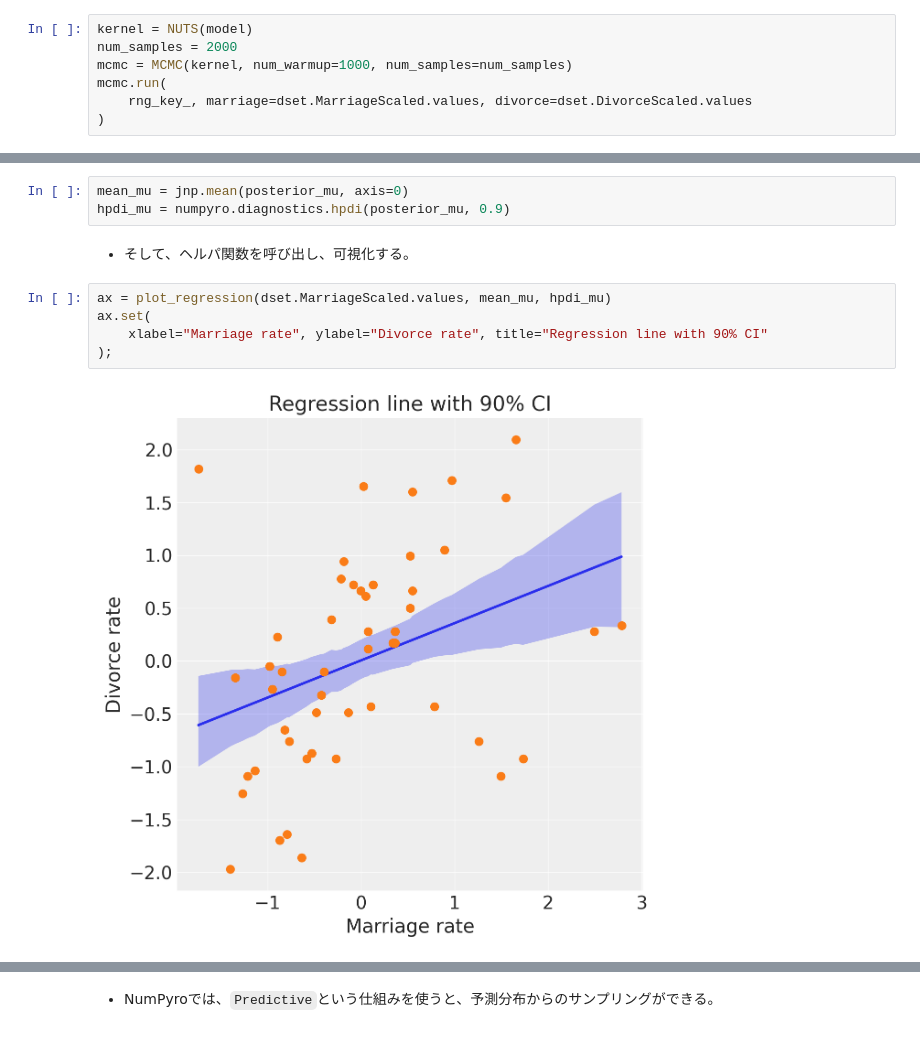
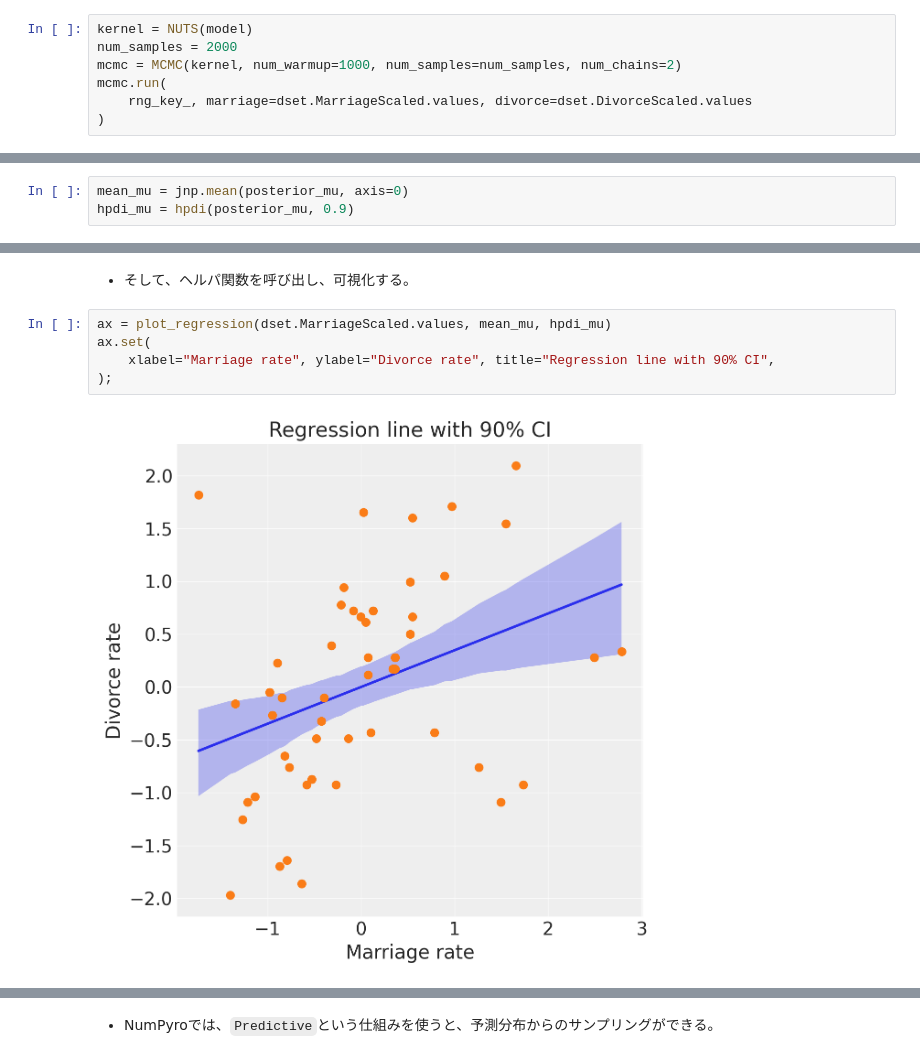
Before and after one commit to yoshihiroo/course2023-stats2, a Jupyter notebook: 03_NumPyro_2.ipynb, the cells around one changed output, grey strips where cells are left out. Drawn from its saved outputs; the diff is of its cells as text.

```diff
--- a/03_NumPyro_2.ipynb
+++ b/03_NumPyro_2.ipynb
@@ -181,7 +184,7 @@ rng_key, rng_key_ = random.split(rng_key)
 # %%
 kernel = NUTS(model)
 num_samples = 2000
-mcmc = MCMC(kernel, num_warmup=1000, num_samples=num_samples)
+mcmc = MCMC(kernel, num_warmup=1000, num_samples=num_samples, num_chains=2)
 mcmc.run(
     rng_key_, marriage=dset.MarriageScaled.values, divorce=dset.DivorceScaled.values
 )
@@ -294 +336,4 @@ az.plot_trace(idata_1);
+# %%
+mean_mu = jnp.mean(posterior_mu, axis=0)
+hpdi_mu = hpdi(posterior_mu, 0.9)
 # %% [markdown]
@@ -323,13 +359,10 @@ posterior_mu = (
-# %%
-mean_mu = jnp.mean(posterior_mu, axis=0)
-hpdi_mu = numpyro.diagnostics.hpdi(posterior_mu, 0.9)
 # %% [markdown]
 * そして、ヘルパ関数を呼び出し、可視化する。
 # %%
 ax = plot_regression(dset.MarriageScaled.values, mean_mu, hpdi_mu)
 ax.set(
-    xlabel="Marriage rate", ylabel="Divorce rate", title="Regression line with 90% CI"
+    xlabel="Marriage rate", ylabel="Divorce rate", title="Regression line with 90% CI",
 );
 # %% [output]
-[figure, old version]
+[figure, new version]
 # %% [markdown]
```
Also changed, not shown: parts of 71 cells of this notebook.
